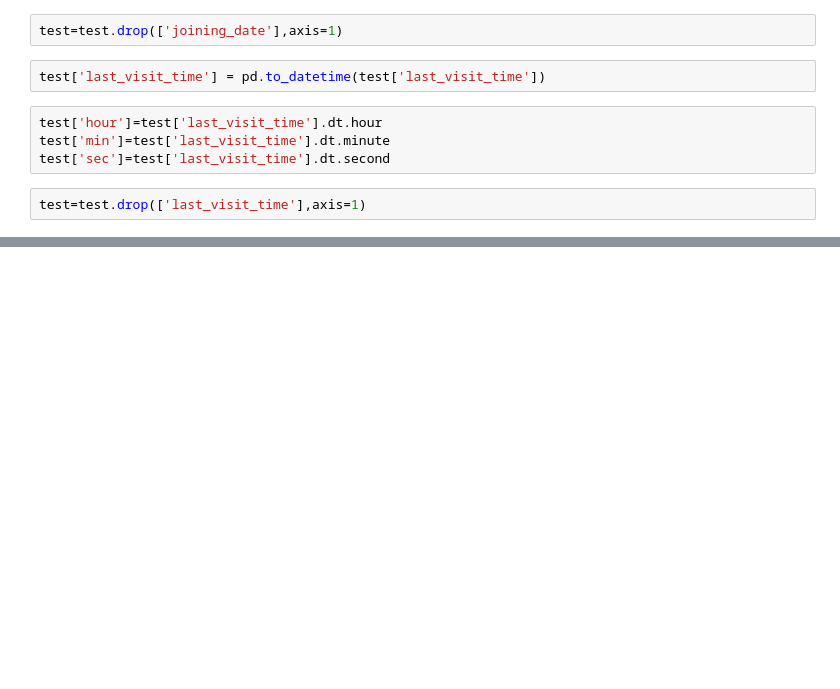
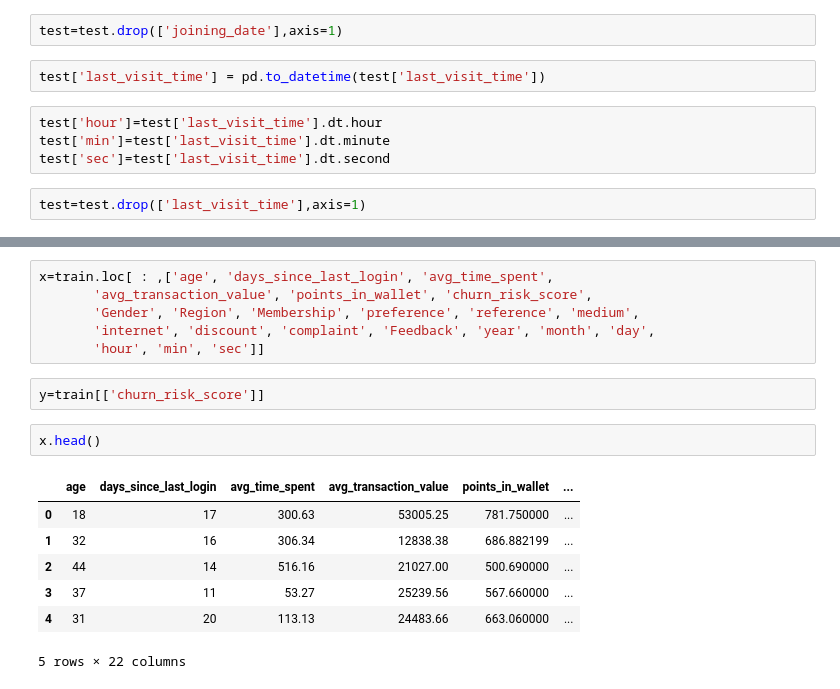
Before and after one commit to ananyadix/final-taskBDCOE, a Jupyter notebook: Untitled3.ipynb, the cells around one changed output, grey strips where cells are left out. Drawn from its saved outputs; the diff is of its cells as text; blank space fills up the shorter version.

```diff
--- a/Untitled3.ipynb
+++ b/Untitled3.ipynb
@@ -446,0 +475,18 @@ memory usage: 2.2 MB
+# %%
+x=train.loc[ : ,['age', 'days_since_last_login', 'avg_time_spent',
+       'avg_transaction_value', 'points_in_wallet', 'churn_risk_score',
+       'Gender', 'Region', 'Membership', 'preference', 'reference', 'medium',
+       'internet', 'discount', 'complaint', 'Feedback', 'year', 'month', 'day',
+       'hour', 'min', 'sec']]
+# %%
+y=train[['churn_risk_score']]
+# %%
+x.head()
+# %% [output]
+|  | age | days_since_last_login | avg_time_spent | avg_transaction_value | points_in_wallet | ... |
+| 0 | 18 | 17 | 300.63 | 53005.25 | 781.750000 | ... |
+| 1 | 32 | 16 | 306.34 | 12838.38 | 686.882199 | ... |
+| 2 | 44 | 14 | 516.16 | 21027.00 | 500.690000 | ... |
+| 3 | 37 | 11 | 53.27 | 25239.56 | 567.660000 | ... |
+| 4 | 31 | 20 | 113.13 | 24483.66 | 663.060000 | ... |
+5 rows × 22 columns
```
Also changed, not shown: parts of 40 cells of this notebook.
